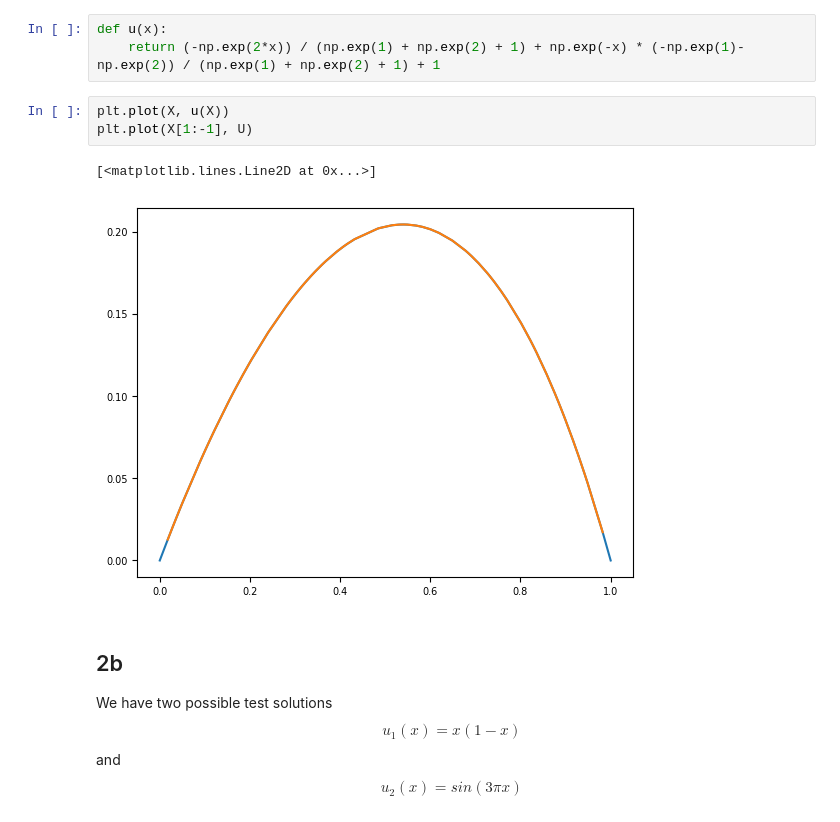
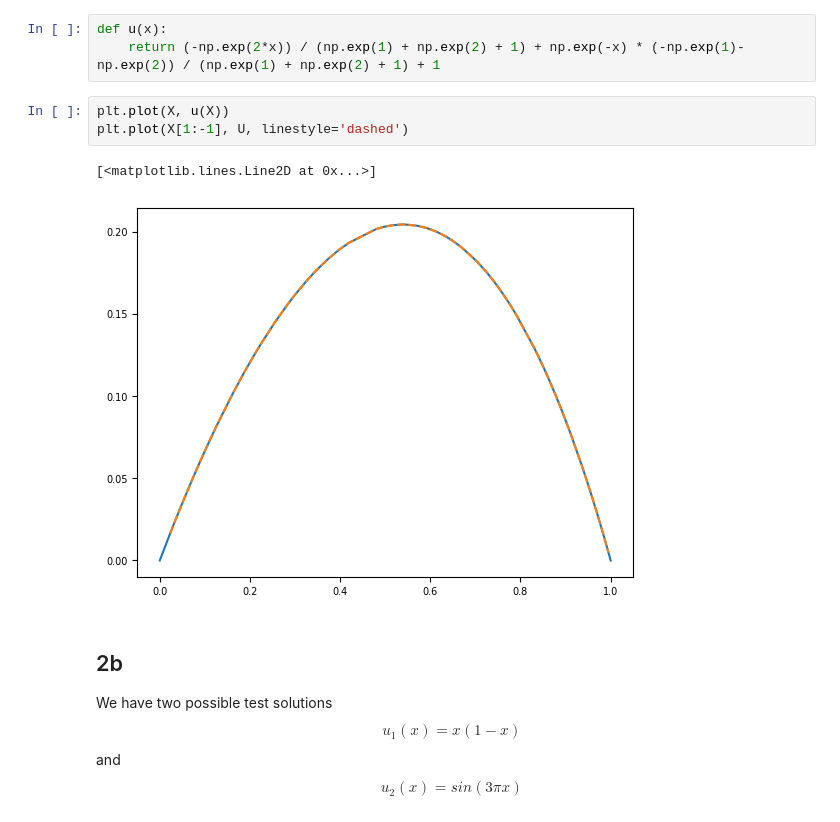
Before and after one commit to martinsw01/numdiff_p2, a Jupyter notebook: example.ipynb, the cells around one changed output. Drawn from its saved outputs; the diff is of its cells as text.

```diff
--- a/example.ipynb
+++ b/example.ipynb
@@ -143,10 +143,10 @@ def u(x):
     return (-np.exp(2*x)) / (np.exp(1) + np.exp(2) + 1) + np.exp(-x) * (-np.exp(1)- np.exp(2)) / (np.exp(1) + np.exp(2) + 1) + 1
 # %%
 plt.plot(X, u(X))
-plt.plot(X[1:-1], U)
+plt.plot(X[1:-1], U, linestyle='dashed')
 # %% [output]
 [<matplotlib.lines.Line2D at 0x...>]
-[figure, old version]
+[figure, new version]
 # %% [markdown]
 ## 2b
 
```
Also changed, not shown: parts of 5 cells of this notebook.
